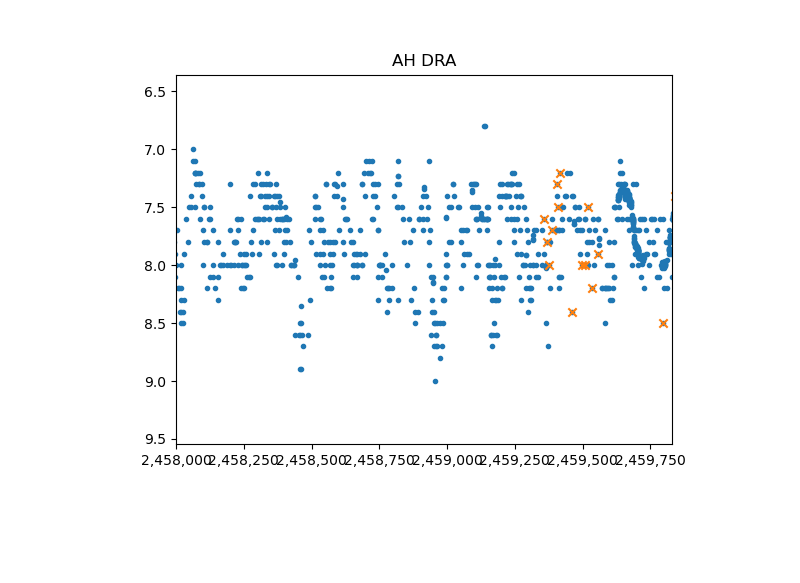
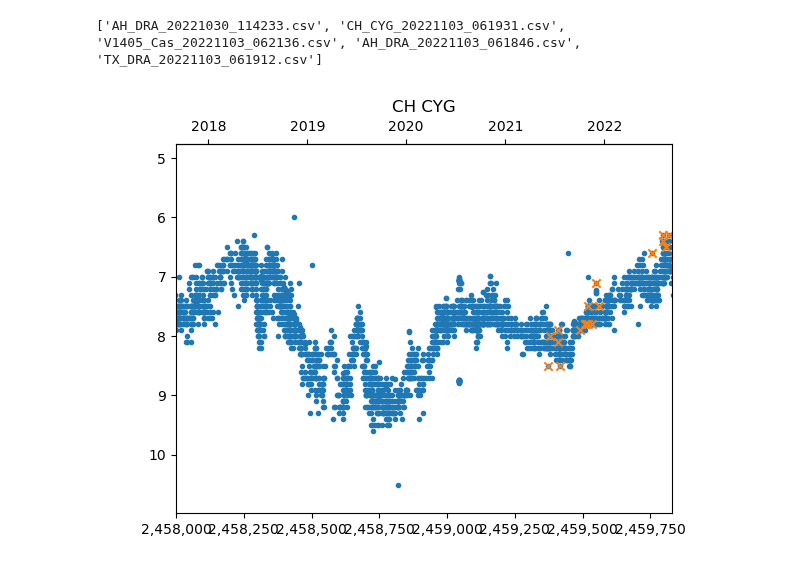
Before and after one commit to cjohnevans/Astro, a Jupyter notebook: load_baa_variable_astropy.ipynb, the cells around one changed output. Cells and saved outputs as stored; diff of their text form; code cells hidden in the pictures; blank space fills up the shorter version.

Commit message:
curves now have two axes (JD and year)

```diff
--- a/load_baa_variable_astropy.ipynb
+++ b/load_baa_variable_astropy.ipynb
@@ -14,2 +39,22 @@ vssfullpath = os.path.join(vssdir, vssfile)
+# %%
+vssdir='/home/john/astro/variable_star_data/baa'
+
+file_list = os.listdir(vssdir)
+
+# housekeeping: remove spaces from downloaded baa file names
+for var_file in file_list:
+    if ' ' in var_file:
+        var_file_new = var_file.replace(' ','_')
+        print(var_file, '>>> ',var_file_new)
+        #print(os.path.join(vssdir, var_file), '>>> ',os.path.join(vssdir, var_file_new))
+        os.rename(os.path.join(vssdir, var_file), os.path.join(vssdir,var_file_new))
+
+vss_file_list = os.listdir(vssdir)
+print(vss_file_list)
+# %% [output]
+['AH_DRA_20221030_114233.csv', 'CH_CYG_20221103_061931.csv', 'V1405_Cas_20221103_062136.csv', 'AH_DRA_20221103_061846.csv', 'TX_DRA_20221103_061912.csv']
+# %%
+# define the variable star data file here
+vssfile = vss_file_list[1]
 # %%
 # get baa data, load as astropy Table
@@ -37,0 +65,17 @@ def plot_mylightcurve(alldata_JD, alldata_mag, mydata_JD, mydata_mag, chart_titl
+# %%
+# find my observations
+my_baa_data = Table(dtype=baa_data.dtype)
+for observation in baa_data:
+    if 'C J Evans' in observation['Observer Name']:
+        my_baa_data.add_row(observation)
+
+# convert time axis to astropy Time for jd<->decimalyear calcs
+
+baa_time = Time(baa_data['Julian Date'], format='jd')
+my_baa_time = Time(my_baa_data['Julian Date'], format='jd')
+# %%
+# plot all data, overlaying my observations
+%matplotlib widget
+plot_mylightcurve_twoaxis(baa_time, baa_data['Magnitude'], my_baa_time, my_baa_data['Magnitude'], my_baa_data['Object'][0], 2458000, 2459830)
+# %% [output]
+[figure, added]
@@ -38,5 +98,3 @@ def plot_mylightcurve(alldata_JD, alldata_mag, mydata_JD, mydata_mag, chart_titl
 # %%
 %matplotlib widget
 plot_mylightcurve(baa_data['Julian Date'], baa_data['Magnitude'], my_baa_data['Julian Date'], my_baa_data['Magnitude'], my_baa_data['Object'][0], 2458000, 2459830)
-# %% [output]
-[figure, removed]
```
Also changed, not shown: parts of 9 cells of this notebook.
